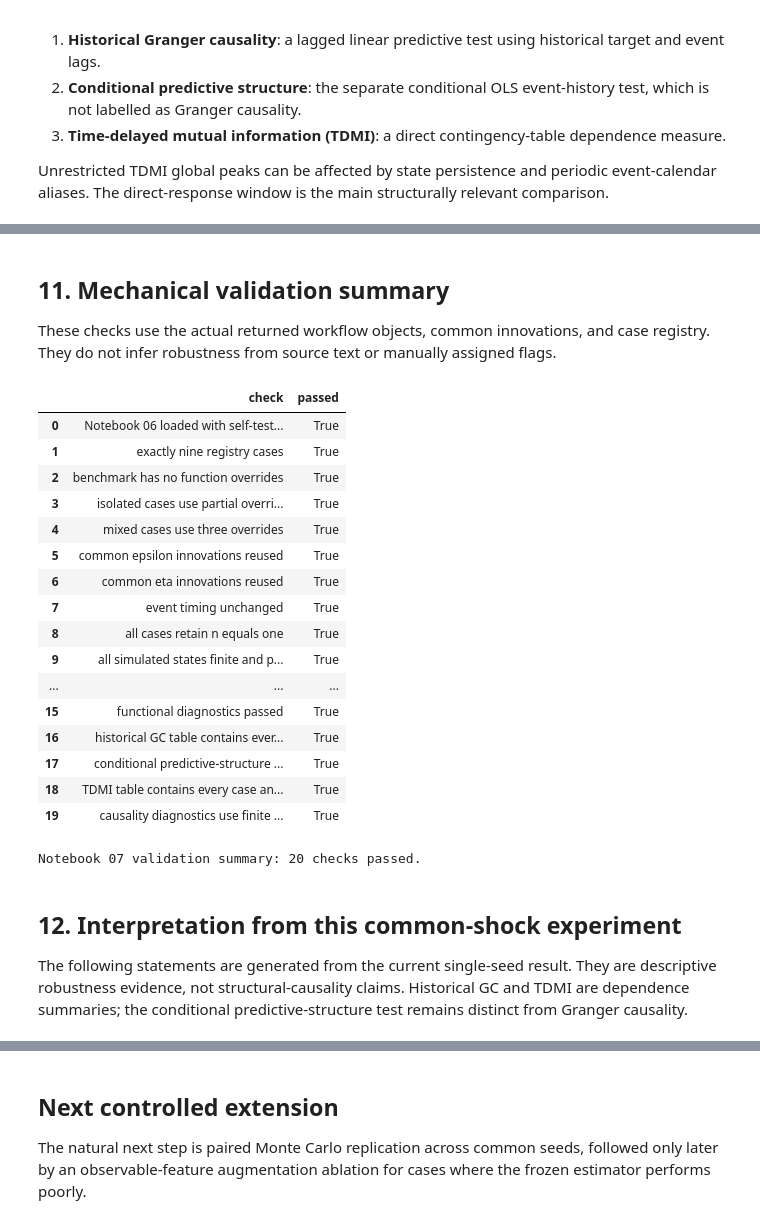
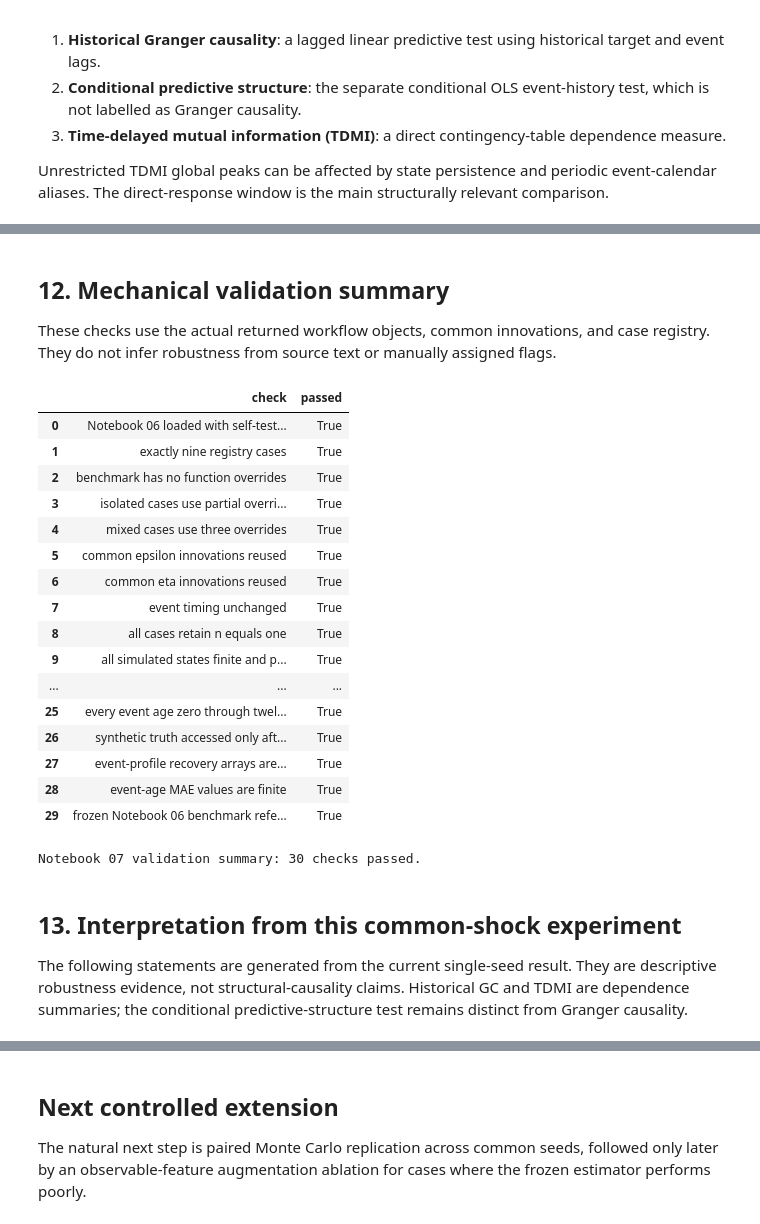
Before and after one commit to JivN24/HSBC-AN-RN, a Jupyter notebook: CODEWORK/Linus' Task Re-Do/07_nonlinear_functional_robustness.ipynb, the cells around one changed output, grey strips where cells are left out. Drawn from its saved outputs; the diff is of its cells as text; code cells hidden in the pictures.

```diff
--- a/CODEWORK/Linus' Task Re-Do/07_nonlinear_functional_robustness.ipynb
+++ b/CODEWORK/Linus' Task Re-Do/07_nonlinear_functional_robustness.ipynb
@@ -303,5 +303,11 @@ assert benchmark_summary['testing_count'] == repeat_summary['testing_count']
 assert np.isclose(benchmark_summary['A_hat'], repeat_summary['A_hat'])
 assert np.isclose(benchmark_summary['lambda_hat'], repeat_summary['lambda_hat'])
 assert np.isclose(benchmark_summary['active_sigma_parametric_MAE'], repeat_summary['active_sigma_parametric_MAE'])
-print('Benchmark reproduction passed with the frozen common-shock workflow.')
+frozen_benchmark_reference_passed = (
+    np.isclose(benchmark_summary['A_hat'], 0.008406, rtol=0.02, atol=1e-6)
+    and np.isclose(benchmark_summary['lambda_hat'], 36.09, rtol=0.03, atol=0.05)
+    and np.isclose(benchmark_summary['active_sigma_parametric_MAE_gain_pct'], 26.86, atol=1.0)
+)
+assert frozen_benchmark_reference_passed
+print('Benchmark reproduction passed with the frozen common-shock workflow and Notebook 06 reference tolerances.')
 # %% [output]
@@ -565,15 +867,6 @@ plot_state_paths(['benchmark','rho_state_dependent','rho_time_varying'], 'Powere
 plot_state_paths(['benchmark','mixed_state_dependent','mixed_time_and_state'], 'Powered-state paths: mixed stress tests')
 
 fig, axis = plt.subplots(figsize=(10, 4), constrained_layout=True)
-for name, result in case_results.items():
-    ages = np.asarray(result['timing']['event_transition_ages'])
-    profile = result['profiles']['parametric_multiplier'](ages)
-    axis.plot(ages, profile, marker='o', markersize=3, label=name)
-axis.set(title='Fitted parametric event-response profiles', xlabel='event transition age', ylabel='fitted multiplier')
-axis.legend(ncol=3, fontsize=8)
-plt.show()
-
-fig, axis = plt.subplots(figsize=(10, 4), constrained_layout=True)
 positions = np.arange(len(primary_comparison))
 width = 0.38
 axis.bar(positions-width/2, primary_comparison['parametric_active_MAE_gain_pct'], width, label='parametric')
@@ -584,12 +877,19 @@ axis.set_xticks(positions, primary_comparison['case_name'], rotation=35, ha='rig
 axis.legend(); plt.show()
 
 fig, axis = plt.subplots(figsize=(10, 4), constrained_layout=True)
-axis.plot(primary_comparison['case_name'], primary_comparison['parametric_active_95_coverage'], marker='o', label='parametric')
-axis.plot(primary_comparison['case_name'], primary_comparison['nonparametric_active_95_coverage'], marker='o', label='non-parametric')
+axis.bar(positions-width/2, primary_comparison['parametric_active_95_coverage'], width, label='parametric')
+axis.bar(positions+width/2, primary_comparison['nonparametric_active_95_coverage'], width, label='non-parametric')
 axis.axhline(0.95, color='black', linestyle='--', linewidth=0.8, label='nominal 95%')
 axis.set(title='Active 95% powered-state interval coverage', xlabel='case', ylabel='empirical coverage', ylim=(0,1))
-axis.tick_params(axis='x', rotation=35)
+axis.set_xticks(positions, primary_comparison['case_name'], rotation=35, ha='right')
 axis.legend(); plt.show()
+
+fig, axis = plt.subplots(figsize=(10, 4), constrained_layout=True)
+axis.bar(positions-width/2, rmse_interval_detail['parametric_active_95_interval_score'], width, label='parametric')
+axis.bar(positions+width/2, rmse_interval_detail['nonparametric_active_95_interval_score'], width, label='non-parametric')
+axis.set(title='Active-period 95% interval score', xlabel='case', ylabel='mean interval score')
+axis.set_xticks(positions, primary_comparison['case_name'], rotation=35, ha='right')
+axis.legend(); plt.show()
 # %% [output]
 [figure]
 [figure]
@@ -601,5 +901,5 @@ axis.legend(); plt.show()
 # %% [markdown]
-## 11. Mechanical validation summary
+## 12. Mechanical validation summary
 
 These checks use the actual returned workflow objects, common innovations, and case registry. They do not infer robustness from source text or manually assigned flags.
 # %%
@@ -615,41 +915,51 @@ case_validation_checks = {
     'all cases retain n equals one': all(result['config']['model']['n'] == 1 for result in case_results.values()),
     'all simulated states finite and positive': all(result['simulation']['states'][['S','sigma','x']].gt(0).all().all() for result in case_results.values()),
     'simulator reports no invalid state paths': primary_comparison['invalid_state_count'].eq(0).all(),
     'all cases use frozen estimator inputs': all({'state_i','epsilon_proxy_i'} == set(result['baseline']['feature_names']) for result in case_results.values()),
     'truth excluded from all fitted robustness cases': all(result['truth'] is None for result in case_results.values()),
     'benchmark reproduction is deterministic': np.isclose(benchmark_summary['A_hat'], repeat_summary['A_hat']) and np.isclose(benchmark_summary['active_sigma_parametric_MAE'], repeat_summary['active_sigma_parametric_MAE']),
     'all case summaries contain primary fields': primary_comparison[['estimated_event_amplitude','parametric_active_MAE','parametric_active_95_coverage']].notna().all().all(),
     'functional diagnostics passed': all(np.isfinite(values).all() for values in all_function_values) and (nu_state_values > 0).all() and ((rho_state_values > -1) & (rho_state_values < 1)).all(),
     'historical GC table contains every case and target': len(historical_gc_table) == 18 and historical_gc_table[['case_name','target']].drop_duplicates().shape[0] == 18,
     'conditional predictive-structure table contains every case and target': len(conditional_predictive_structure_table) == 18 and conditional_predictive_structure_table[['case_name','target']].drop_duplicates().shape[0] == 18,
     'TDMI table contains every case and target': len(tdmi_functional_table) == 18 and tdmi_functional_table[['case_name','target']].drop_duplicates().shape[0] == 18,
     'causality diagnostics use finite statistics': np.isfinite(historical_gc_table[['F_statistic','partial_R_squared']]).all().all() and np.isfinite(conditional_predictive_structure_table[['F_statistic','partial_r_squared']]).all().all() and np.isfinite(tdmi_functional_table[['direct_response_peak','global_peak']]).all().all(),
+    'full TDMI curves retain signed lag grids': all(np.array_equal(curve['lag'].to_numpy(), reference_level_lags) for curve in level_curves.values()) and all(np.array_equal(curve['lag'].to_numpy(), reference_change_lags) for curve in change_curves.values()),
+    'TDMI direct windows are present for every case': set(range(direct_window_start, direct_window_end + 1)).issubset(set(reference_level_lags)) and set(range(direct_window_start, direct_window_end + 1)).issubset(set(reference_change_lags)),
+    'GC lag sensitivity covers orders one through inherited maximum': set(historical_gc_lag_sensitivity['lag_order']) == set(range(1, maximum_gc_order + 1)),
+    'GC lag sensitivity holds effective samples fixed': all(subset['sample_size'].nunique() == 1 for _, subset in historical_gc_lag_sensitivity.groupby(['case_name','target'])),
+    'event-age summaries use complete test cycles': (complete_cycle_summary['complete_test_cycles'] >= 1).all() and (complete_cycle_summary['complete_active_rows'] == complete_cycle_summary['complete_test_cycles'] * len(event_ages)).all(),
+    'every event age zero through twelve is represented': set(event_age_mae_table['event_age']) == set(event_ages) and np.array_equal(event_ages, np.arange(13)),
+    'synthetic truth accessed only after fitted objects froze': truth_access_after_fitted_objects_frozen and all(result['truth'] is None for result in case_results.values()),
+    'event-profile recovery arrays are finite': np.isfinite(profile_recovery_table[['true_multiplier','parametric_multiplier','nonparametric_multiplier']]).all().all(),
+    'event-age MAE values are finite': np.isfinite(event_age_mae_table['MAE']).all(),
+    'frozen Notebook 06 benchmark references agree': frozen_benchmark_reference_passed,
 }
 assert all(case_validation_checks.values())
 case_validation_summary = pd.DataFrame({'check':case_validation_checks.keys(),'passed':case_validation_checks.values()})
 display(case_validation_summary)
 print(f'Notebook 07 validation summary: {len(case_validation_summary)} checks passed.')
 # %% [output]
 |  | check | passed |
 | 0 | Notebook 06 loaded with self-test... | True |
 | 1 | exactly nine registry cases | True |
 | 2 | benchmark has no function overrides | True |
 | 3 | isolated cases use partial overri... | True |
 | 4 | mixed cases use three overrides | True |
 | 5 | common epsilon innovations reused | True |
 | 6 | common eta innovations reused | True |
 | 7 | event timing unchanged | True |
 | 8 | all cases retain n equals one | True |
 | 9 | all simulated states finite and p... | True |
 | ... | ... | ... |
-| 15 | functional diagnostics passed | True |
-| 16 | historical GC table contains ever... | True |
-| 17 | conditional predictive-structure ... | True |
-| 18 | TDMI table contains every case an... | True |
-| 19 | causality diagnostics use finite ... | True |
+| 25 | every event age zero through twel... | True |
+| 26 | synthetic truth accessed only aft... | True |
+| 27 | event-profile recovery arrays are... | True |
+| 28 | event-age MAE values are finite | True |
+| 29 | frozen Notebook 06 benchmark refe... | True |
-Notebook 07 validation summary: 20 checks passed.
+Notebook 07 validation summary: 30 checks passed.
 # %% [markdown]
-## 12. Interpretation from this common-shock experiment
+## 13. Interpretation from this common-shock experiment
 
 The following statements are generated from the current single-seed result. They are descriptive robustness evidence, not structural-causality claims. Historical GC and TDMI are dependence summaries; the conditional predictive-structure test remains distinct from Granger causality.
 # %%
```
Also changed, not shown: parts of 14 cells of this notebook, 1 other file.
